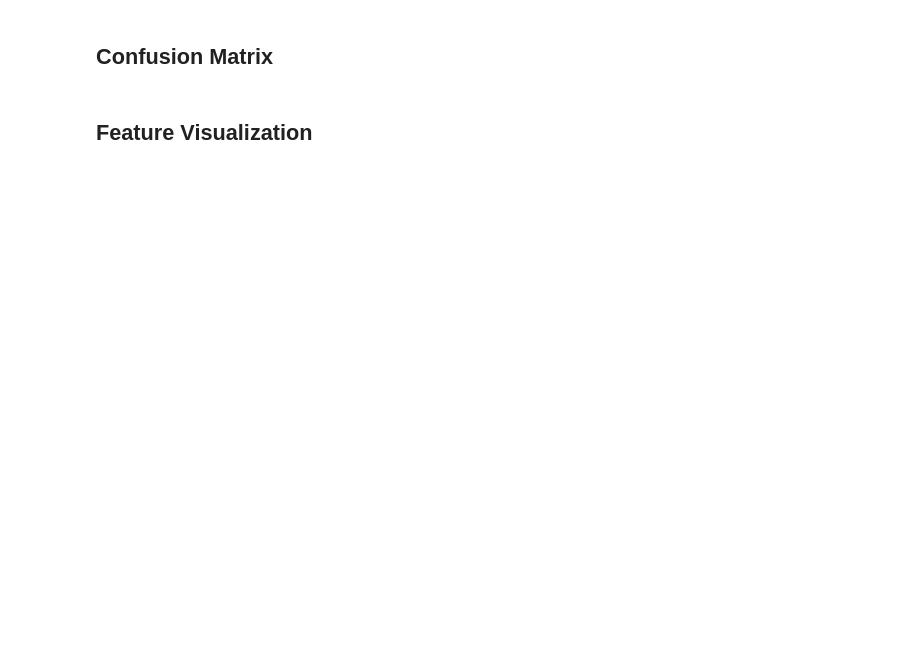
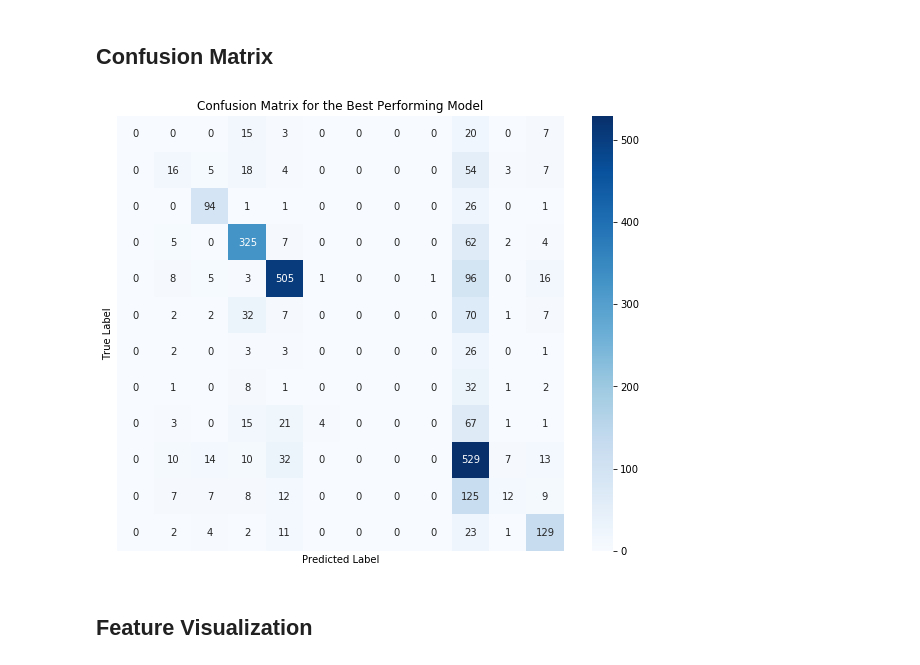
Before and after one commit to borosabel/NLP, a Jupyter notebook: Assignment1.ipynb, the cells around one changed output. Saved outputs shown, nothing was run; the diff lists cells and outputs as text; code cells hidden in the pictures; blank space fills up the shorter version.

```diff
--- a/Assignment1.ipynb
+++ b/Assignment1.ipynb
@@ -556,34 +604,36 @@ ValueError: X has 75 features, but SVC is expecting 501 features as input.
 # %%
 from sklearn.metrics import confusion_matrix
 import seaborn as sns
 import matplotlib.pyplot as plt
 
 # Identify the best performing model
 best_model = results.iloc[results['Test Accuracy'].idxmax()]
 
 # Use the best model to predict the test set labels
 if best_model['Model'] == 'SVM' and best_model['Feature'] == 'TF-IDF':
-    best_pred = svm_tfidf_pred
+    best_pred = svm_tfidf_pred_val
 elif best_model['Model'] == 'RF' and best_model['Feature'] == 'TF-IDF':
-    best_pred = rf_tfidf_pred
+    best_pred = rf_tfidf_pred_val
 elif best_model['Model'] == 'SVM' and best_model['Feature'] == 'BoW':
-    best_pred = svm_bm25_pred
+    best_pred = svm_bm25_pred_val
 elif best_model['Model'] == 'RF' and best_model['Feature'] == 'BoW':
-    best_pred = rf_bm25_pred
+    best_pred = rf_bm25_pred_val
 
 # Generate the confusion matrix
 cm = confusion_matrix(test_set['label'], best_pred)
 
 # Plot the confusion matrix
 plt.figure(figsize=(10, 8))
 sns.heatmap(cm, annot=True, fmt='d', cmap='Blues', xticklabels='', yticklabels='') # unique labels
 plt.ylabel('True Label')
 plt.xlabel('Predicted Label')
 plt.title('Confusion Matrix for the Best Performing Model')
 plt.show()
 
 # Analyze the confusion matrix
 # Identify any significant confusions across classes
 # (analysis here)
+# %% [output]
+[figure, added]
 # %% [markdown]
 ## Feature Visualization
```
Also changed, not shown: parts of 14 cells of this notebook.
